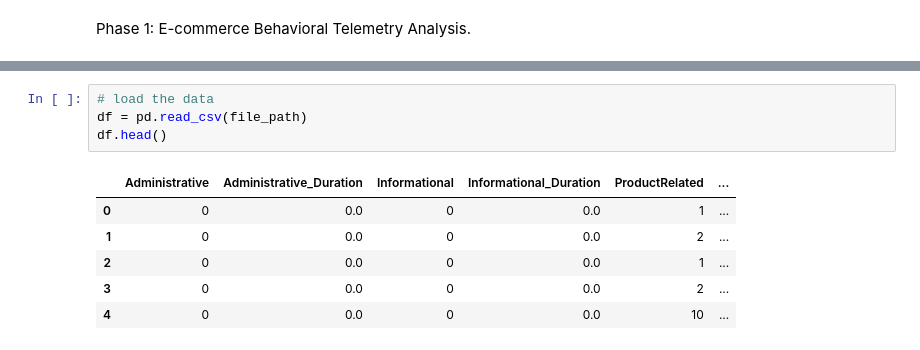
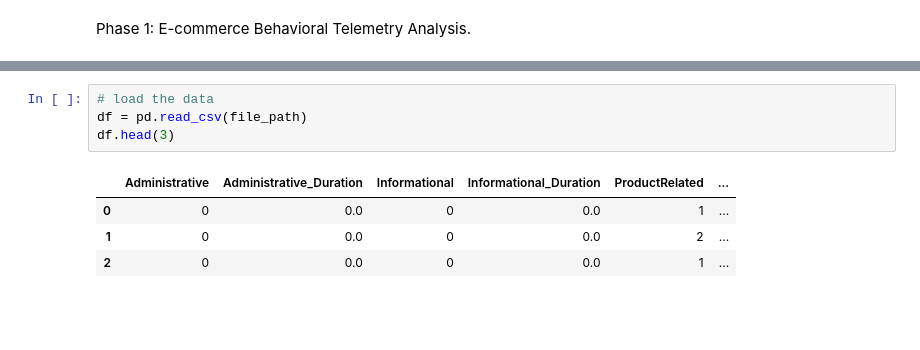
Before and after one commit to amarsidahmed4-afk/realtime-ecommerce-intent-engine, a Jupyter notebook: notebooks/01_exploratory.ipynb, the cells around one changed output, grey strips where cells are left out. Drawn from its saved outputs; the diff is of its cells as text; blank space fills up the shorter version.

```diff
--- a/notebooks/01_exploratory.ipynb
+++ b/notebooks/01_exploratory.ipynb
@@ -33,11 +30,9 @@ The autoreload extension is already loaded. To reload it, use:
 # %%
 # load the data
 df = pd.read_csv(file_path)
-df.head()
+df.head(3)
 # %% [output]
 |  | Administrative | Administrative_Duration | Informational | Informational_Duration | ProductRelated | ... |
 | 0 | 0 | 0.0 | 0 | 0.0 | 1 | ... |
 | 1 | 0 | 0.0 | 0 | 0.0 | 2 | ... |
 | 2 | 0 | 0.0 | 0 | 0.0 | 1 | ... |
-| 3 | 0 | 0.0 | 0 | 0.0 | 2 | ... |
-| 4 | 0 | 0.0 | 0 | 0.0 | 10 | ... |
```
Also changed, not shown: parts of 5 cells of this notebook, 3 other files.
